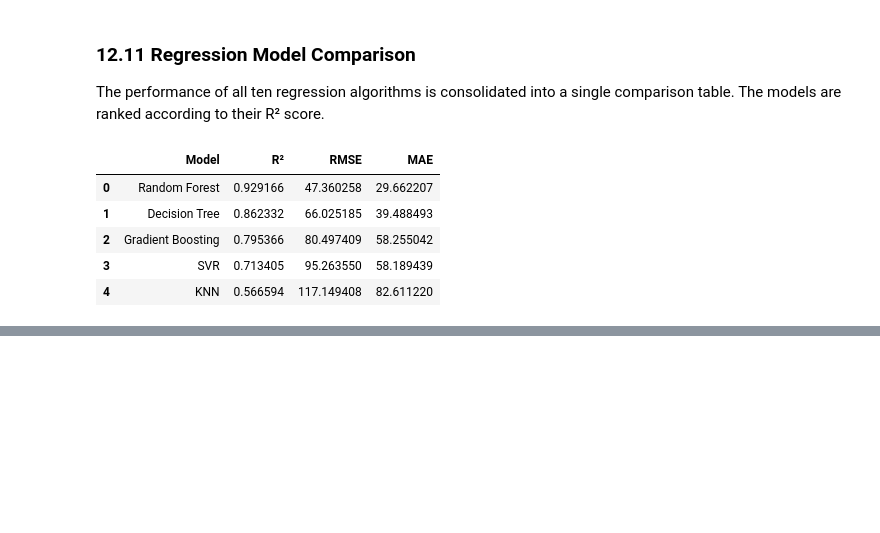
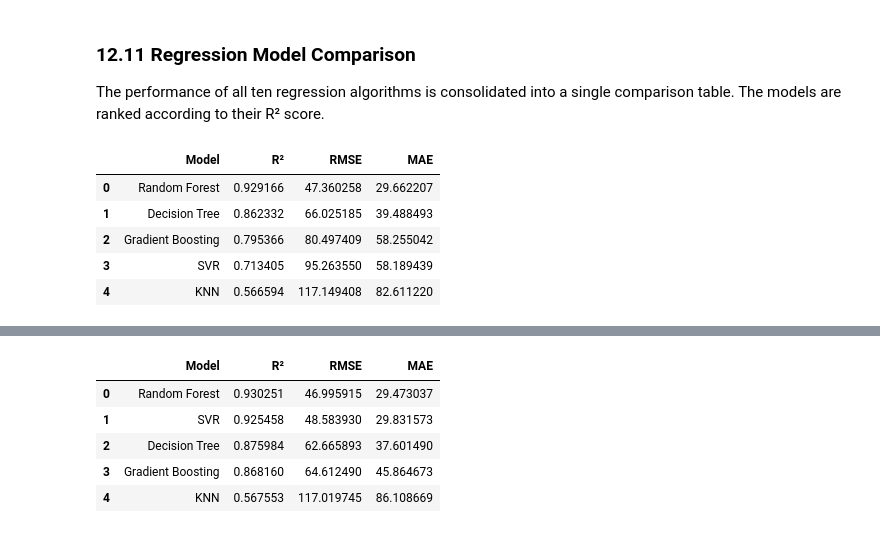
Before and after one commit to vaishnavit67/23cse301-ecommerce-ml-capstone, a Jupyter notebook: Notebooks/Regression.ipynb, the cells around one changed output, grey strips where cells are left out. Saved outputs shown, nothing was run; the diff lists cells and outputs as text; code cells hidden in the pictures; blank space fills up the shorter version.

```diff
--- a/Notebooks/Regression.ipynb
+++ b/Notebooks/Regression.ipynb
@@ -1614,0 +1812,47 @@ results_df
+# %%
+# Store tuned models and their predictions
+
+tuned_models = {
+    "Decision Tree": dt_grid,
+    "Random Forest": rf_grid,
+    "Gradient Boosting": gb_grid,
+    "SVR": svr_grid,
+    "KNN": knn_grid
+}
+
+tuned_results = []
+
+for name, model in tuned_models.items():
+
+    predictions = model.predict(X_test)
+
+
+    r2 = r2_score(y_test, predictions)
+    rmse = np.sqrt(mean_squared_error(y_test, predictions))
+    mae = mean_absolute_error(y_test, predictions)
+
+    tuned_results.append([
+        name,
+        r2,
+        rmse,
+        mae
+    ])
+
+tuned_results_df = pd.DataFrame(
+    tuned_results,
+    columns=["Model", "R²", "RMSE", "MAE"]
+)
+
+tuned_results_df = tuned_results_df.sort_values(
+    by="R²",
+    ascending=False
+).reset_index(drop=True)
+
+tuned_results_df
+# %% [output]
+|  | Model | R² | RMSE | MAE |
+| 0 | Random Forest | 0.930251 | 46.995915 | 29.473037 |
+| 1 | SVR | 0.925458 | 48.583930 | 29.831573 |
+| 2 | Decision Tree | 0.875984 | 62.665893 | 37.601490 |
+| 3 | Gradient Boosting | 0.868160 | 64.612490 | 45.864673 |
+| 4 | KNN | 0.567553 | 117.019745 | 86.108669 |
```
Also changed, not shown: parts of 13 cells of this notebook.
